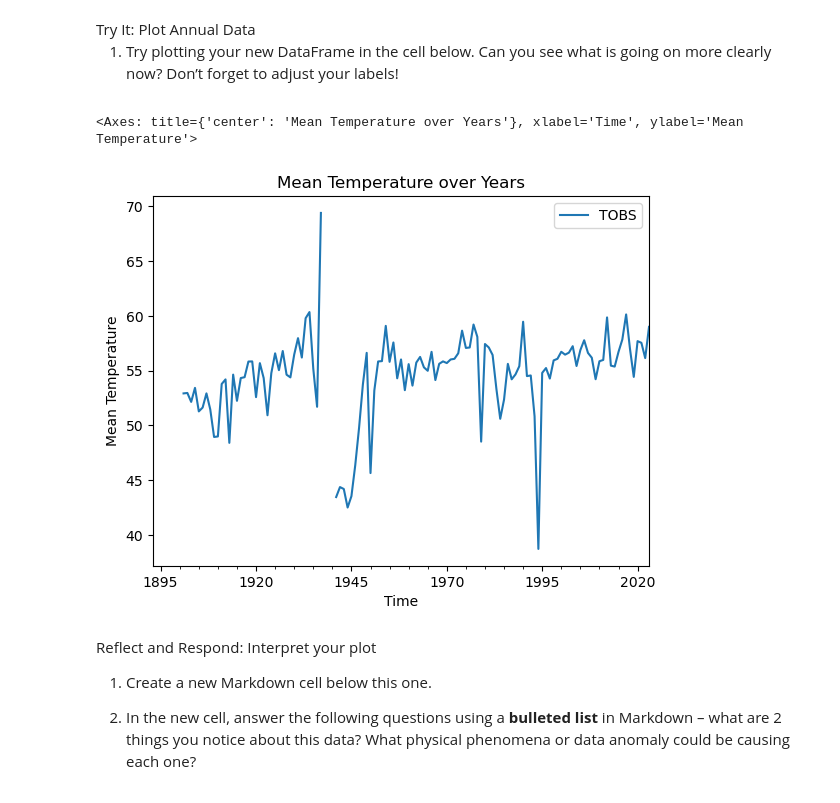
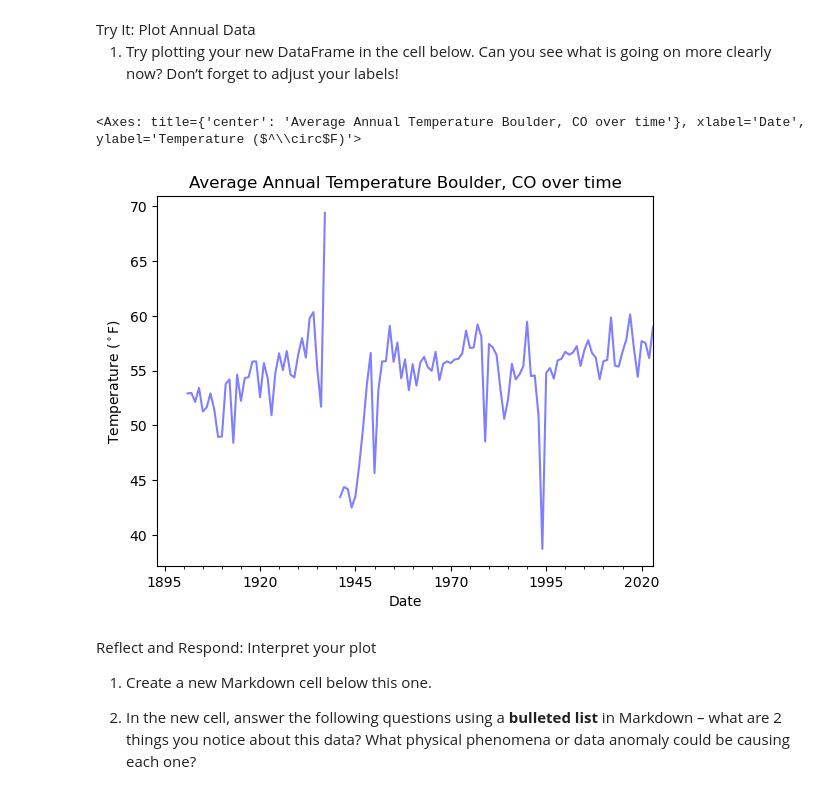
Before and after one commit to earthlab-education/climate-coding-challenge-VictoriAragon, a Jupyter notebook: 04_plot_your_results-climate_coding _challenge.ipynb, the cells around one changed output. Saved outputs shown, nothing was run; the diff lists cells and outputs as text; code cells hidden in the pictures.

```diff
--- a/04_plot_your_results-climate_coding _challenge.ipynb
+++ b/04_plot_your_results-climate_coding _challenge.ipynb
@@ -141,13 +145,17 @@ is going on more clearly now? Don’t forget to adjust your labels!</li>
 # %%
 # Plot the annual data
 ann_climate_df.plot(
+    legend= False,
+    color="b",
+    alpha=0.5,
+
     y='TOBS',
-    title='Mean Temperature over Years',
-    xlabel='Time',
-    ylabel='Mean Temperature')
+    title='Average Annual Temperature Boulder, CO over time',
+    xlabel='Date',
+    ylabel='Temperature ($^\circ$F)')
 # %% [output]
-<Axes: title={'center': 'Mean Temperature over Years'}, xlabel='Time', ylabel='Mean Temperature'>
+<Axes: title={'center': 'Average Annual Temperature Boulder, CO over time'}, xlabel='Date', ylabel='Temperature ($^\\circ$F)'>
-[figure, old version]
+[figure, new version]
 # %% [markdown]
 <link rel="stylesheet" type="text/css" href="./assets/styles.css"><div class="callout callout-style-default callout-titled callout-respond"><div class="callout-header"><div class="callout-icon-container"><i class="callout-icon"></i></div><div class="callout-title-container flex-fill">Reflect and Respond: Interpret your plot</div></div><div class="callout-body-container callout-body"><ol type="1">
 <li><p>Create a new Markdown cell below this one.</p></li>
```
Also changed, not shown: parts of 5 cells of this notebook, 5 other files.
